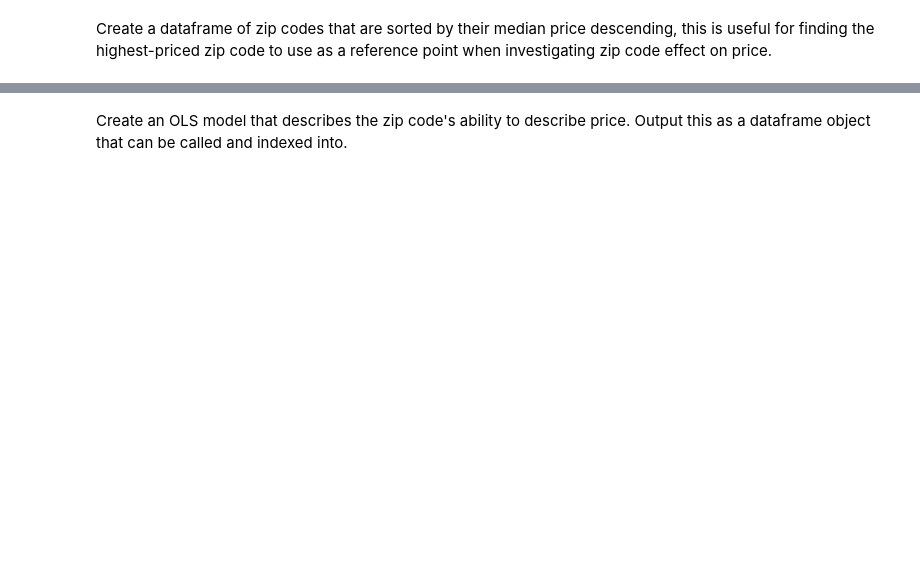
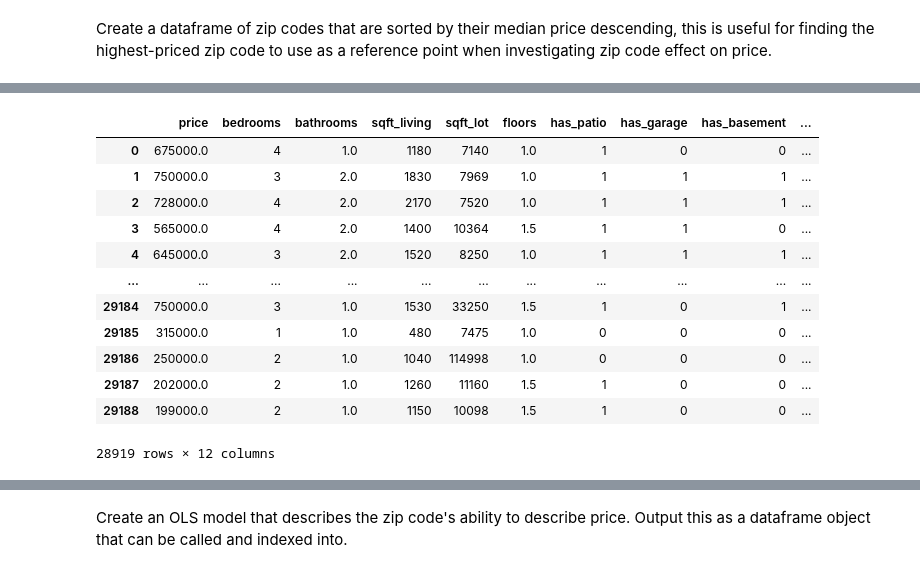
Before and after one commit to ParkedHampster/Modeled_Homes-Phase_2, a Jupyter notebook: index.ipynb, the cells around one changed output, grey strips where cells are left out. Drawn from its saved outputs; the diff is of its cells as text; code cells hidden in the pictures; blank space fills up the shorter version.

```diff
--- a/index.ipynb
+++ b/index.ipynb
@@ -55,0 +338,16 @@ zip_by_price_median
+# %%
+numeric_homes
+# %% [output]
+|  | price | bedrooms | bathrooms | sqft_living | sqft_lot | floors | has_patio | has_garage | has_basement | ... |
+| 0 | 675000.0 | 4 | 1.0 | 1180 | 7140 | 1.0 | 1 | 0 | 0 | ... |
+| 1 | 750000.0 | 3 | 2.0 | 1830 | 7969 | 1.0 | 1 | 1 | 1 | ... |
+| 2 | 728000.0 | 4 | 2.0 | 2170 | 7520 | 1.0 | 1 | 1 | 1 | ... |
+| 3 | 565000.0 | 4 | 2.0 | 1400 | 10364 | 1.5 | 1 | 1 | 0 | ... |
+| 4 | 645000.0 | 3 | 2.0 | 1520 | 8250 | 1.0 | 1 | 1 | 1 | ... |
+| ... | ... | ... | ... | ... | ... | ... | ... | ... | ... | ... |
+| 29184 | 750000.0 | 3 | 1.0 | 1530 | 33250 | 1.5 | 1 | 0 | 1 | ... |
+| 29185 | 315000.0 | 1 | 1.0 | 480 | 7475 | 1.0 | 0 | 0 | 0 | ... |
+| 29186 | 250000.0 | 2 | 1.0 | 1040 | 114998 | 1.0 | 0 | 0 | 0 | ... |
+| 29187 | 202000.0 | 2 | 1.0 | 1260 | 11160 | 1.5 | 1 | 0 | 0 | ... |
+| 29188 | 199000.0 | 2 | 1.0 | 1150 | 10098 | 1.5 | 1 | 0 | 0 | ... |
+28919 rows × 12 columns
```
Also changed, not shown: parts of 37 cells of this notebook.
